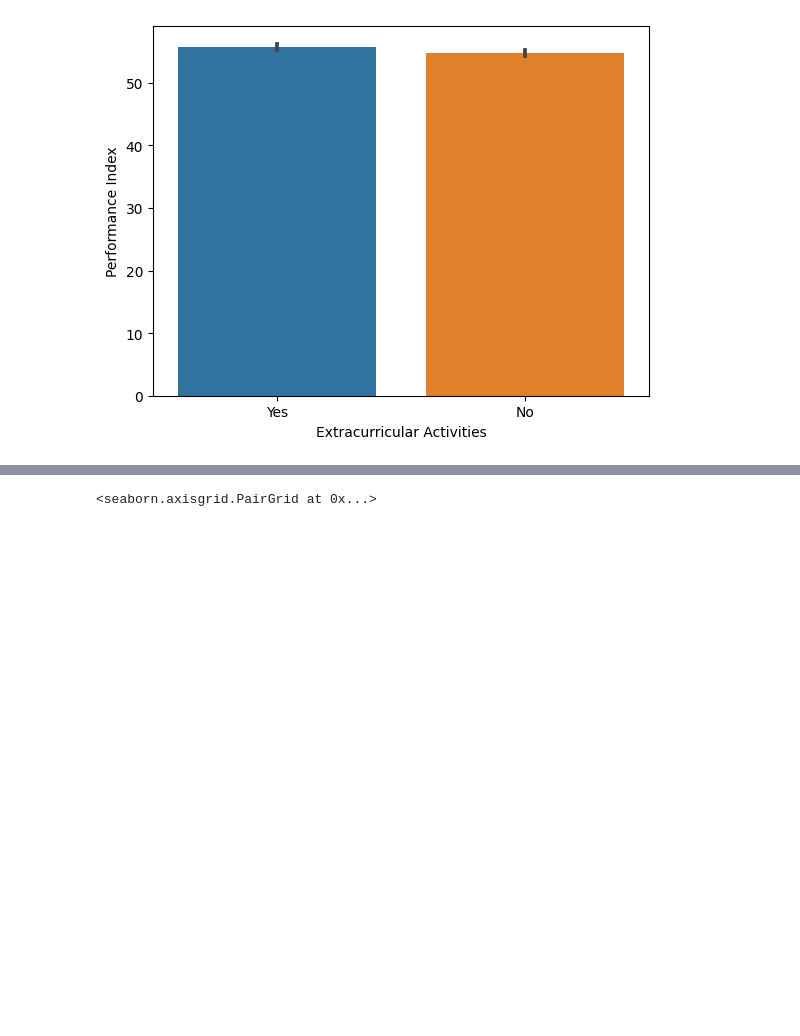
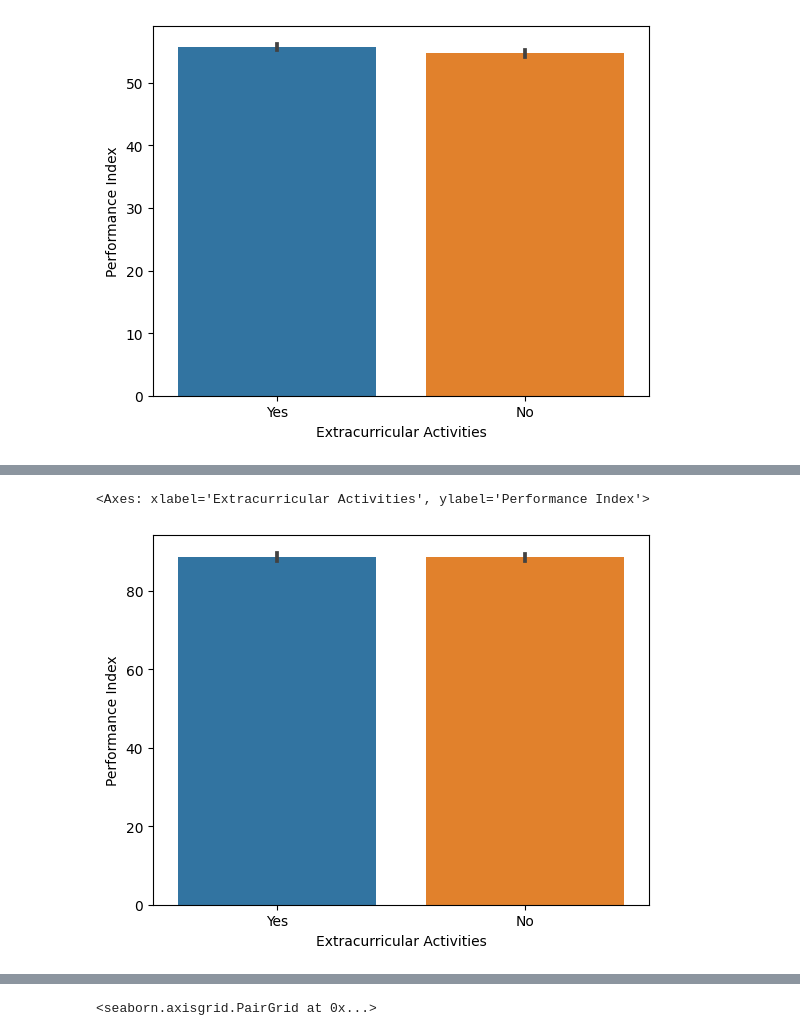
Before and after one commit to HarikrishnanK9/DataSymphony, a Jupyter notebook: Student_Performance_Regression.ipynb, the cells around one changed output, grey strips where cells are left out. Drawn from its saved outputs; the diff is of its cells as text; code cells hidden in the pictures; blank space fills up the shorter version.

```diff
--- a/Student_Performance_Regression.ipynb
+++ b/Student_Performance_Regression.ipynb
@@ -171 +172,6 @@ max_effort
+# %%
+sns.barplot(x="Extracurricular Activities",y="Performance Index",data=max_effort)
+# %% [output]
+<Axes: xlabel='Extracurricular Activities', ylabel='Performance Index'>
+[figure, added]
 # %% [markdown]
```
Also changed, not shown: parts of 17 cells of this notebook.
